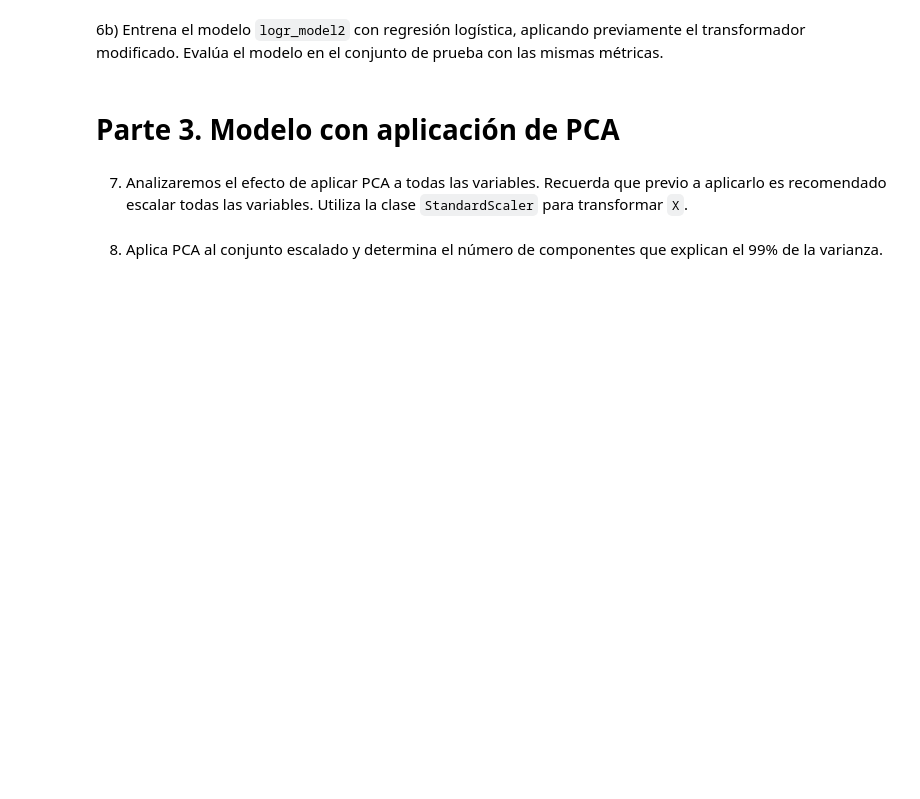
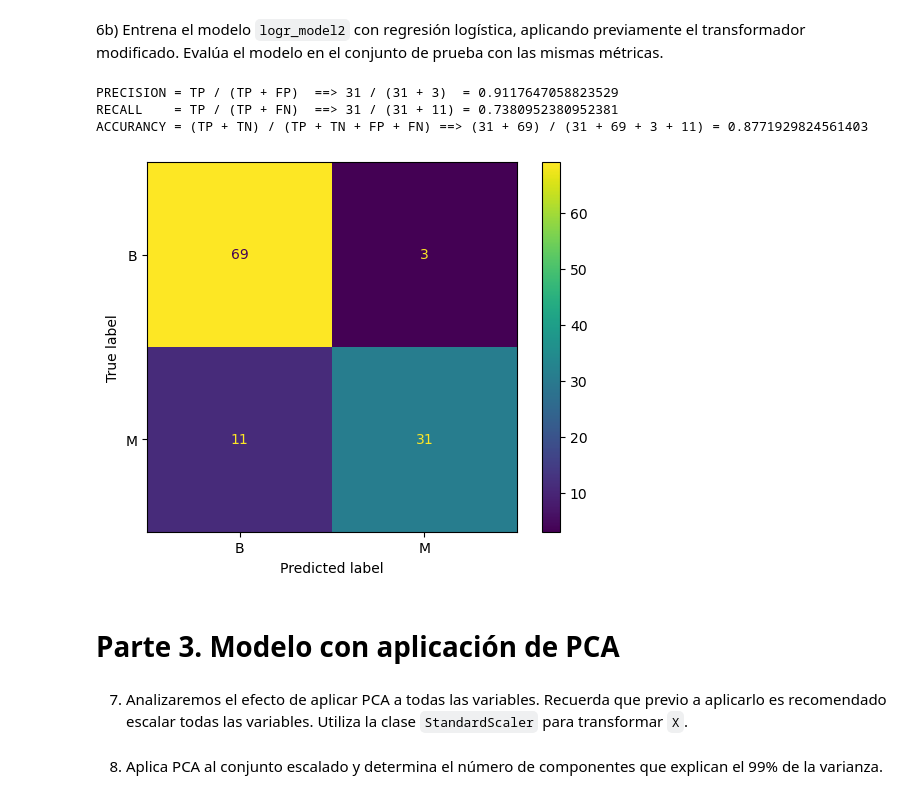
Before and after one commit to alcalderagl/repo-equipo, a Jupyter notebook: Actividad9RLog.ipynb, the cells around one changed output. Drawn from its saved outputs; the diff is of its cells as text; code cells hidden in the pictures; blank space fills up the shorter version.

```diff
--- a/Actividad9RLog.ipynb
+++ b/Actividad9RLog.ipynb
@@ -359,3 +521,10 @@ Como la salida `y` está en términos de las etiquetas `'B'` y `'M'`, en lugar d
 Para generar un modelo `logr_model2` con transformación y escalamiento:
 
 6a) Modifica el transformador anterior para, además del borrado de las columnas correlacionadas, aplicar la raíz cuadrada a los predictores con sesgo (previamente almacenados en `skew_cols`) y escalamiento *MinMax* a los predictores con escala mayor a 1 (previamente almacenados en `scale_cols`) Como no todos los predictores serán eliminados o transformados, asegúrate de incluir el parámetro `remainder='passthrough'`
+# %%
+from sklearn.preprocessing import StandardScaler, MinMaxScaler
+preprocessing = ColumnTransformer(remainder='passthrough',transformers=[
+    ('remove', 'drop', drop_variables),
+    ('skew_cols', StandardScaler(), skew_cols),
+    ('scale_cols', MinMaxScaler(), scale_cols)])
+preprocessing
@@ -362,5 +550,15 @@ Para generar un modelo `logr_model2` con transformación y escalamiento:
 # %% [markdown]
 6b) Entrena el modelo `logr_model2` con regresión logística, aplicando previamente el transformador modificado. Evalúa el modelo en el conjunto de prueba con las mismas métricas.
+# %%
+logr_model2 = make_pipeline(preprocessing, LogisticRegression())
+logr_model2.fit(X_train, y_train)
+prediction = logr_model2.predict(X_test)
+infoLogisticReg(y_test, prediction, logr_model2, 'M')
+# %% [output]
+PRECISION = TP / (TP + FP)  ==> 31 / (31 + 3)  = 0.9117647058823529
+RECALL    = TP / (TP + FN)  ==> 31 / (31 + 11) = 0.7380952380952381
+ACCURANCY = (TP + TN) / (TP + TN + FP + FN) ==> (31 + 69) / (31 + 69 + 3 + 11) = 0.8771929824561403
+[figure, added]
 # %% [markdown]
 # **Parte 3**. Modelo con aplicación de PCA
 # %% [markdown]
```
Also changed, not shown: parts of 13 cells of this notebook.
